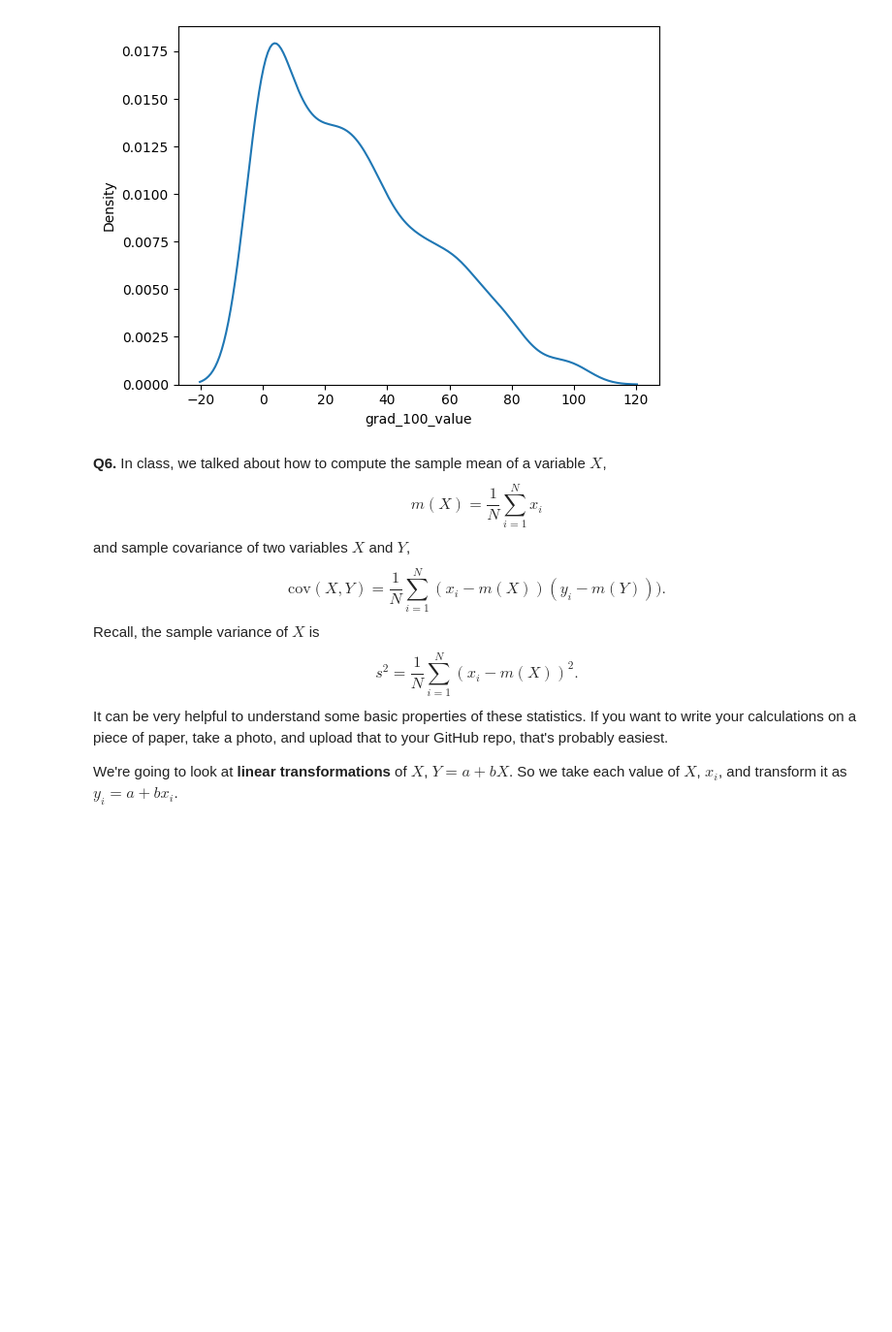
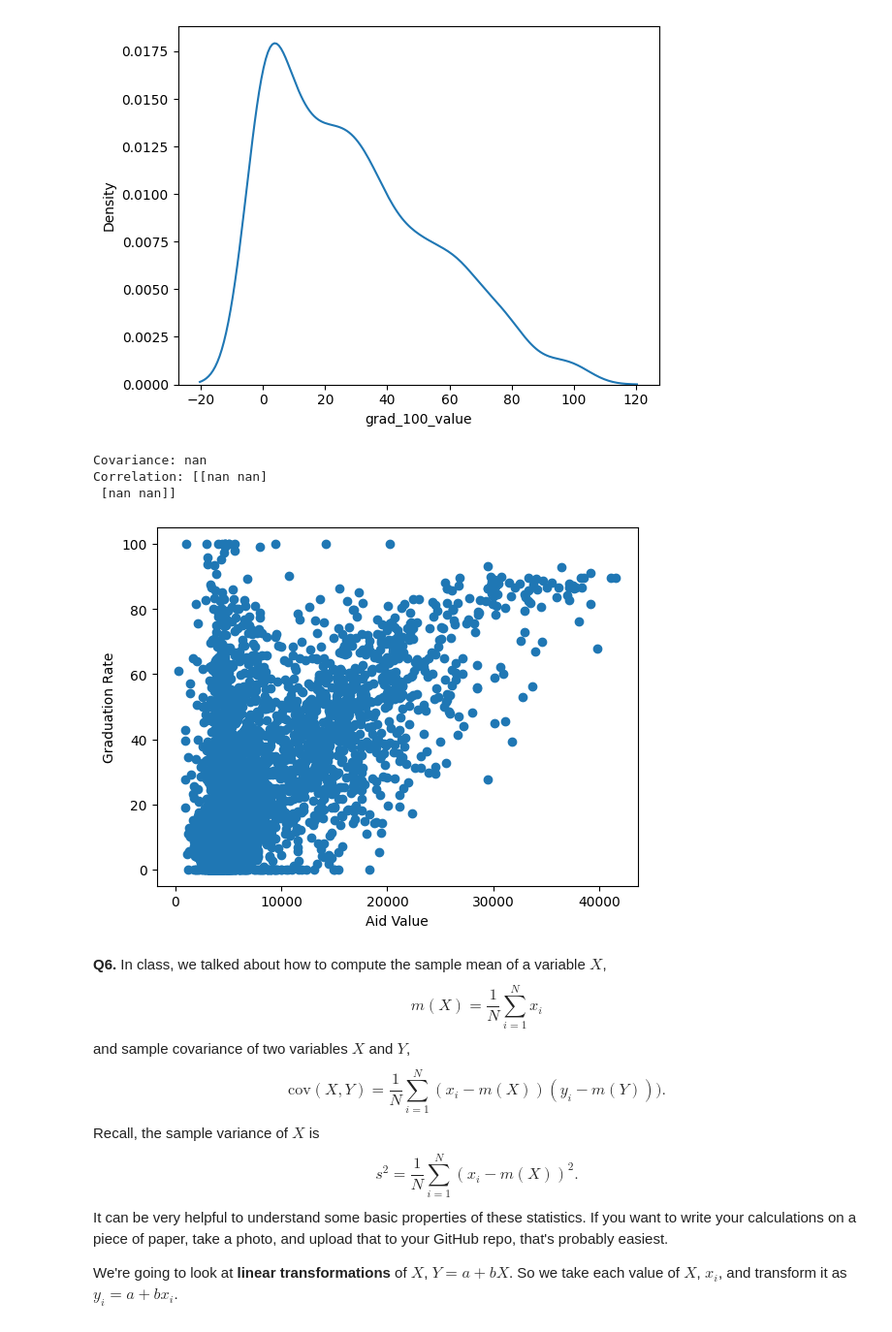
Before and after one commit to kayleendo/programming, a Jupyter notebook: assignment/01_assignment_wrangling_and_eda.ipynb, the cells around one changed output. Shown at 97% size. Saved outputs shown, nothing was run; the diff lists cells and outputs as text; code cells hidden in the pictures; blank space fills up the shorter version.

```diff
--- a/assignment/01_assignment_wrangling_and_eda.ipynb
+++ b/assignment/01_assignment_wrangling_and_eda.ipynb
@@ -466,6 +466,28 @@ forprofit_df['grad_100_value'].describe()
 | max | 100.000000 |
 dtype: float64
 [figure]
+# %%
+# 5 FIX THIS BEFORE SUBMISSION
+
+plt.scatter(df['aid_value'], df['grad_100_value'])
+plt.xlabel('Aid Value')
+plt.ylabel('Graduation Rate')
+
+# From the scatterplot, we can see that there is a weak relationship between aid value
+# and graduation rate. Colleges that have higher aid value tend to have higher graduation rates,
+# but this is not consistent througout the whole dataset.
+
+covariance_matrix = np.cov(df['aid_value'], df['grad_100_value'])
+covariance_value = covariance_matrix[0, 1]
+print("Covariance: " + str(covariance_value))
+
+correlation = np.corrcoef(df['aid_value'], df['grad_100_value'])
+print("Correlation: " + str(correlation))
+# %% [output]
+Covariance: nan
+Correlation: [[nan nan]
+ [nan nan]]
+[figure, added]
 # %% [markdown]
 **Q6.** In class, we talked about how to compute the sample mean of a variable $X$,
 $$
```
Also changed, not shown: parts of 12 cells of this notebook.
